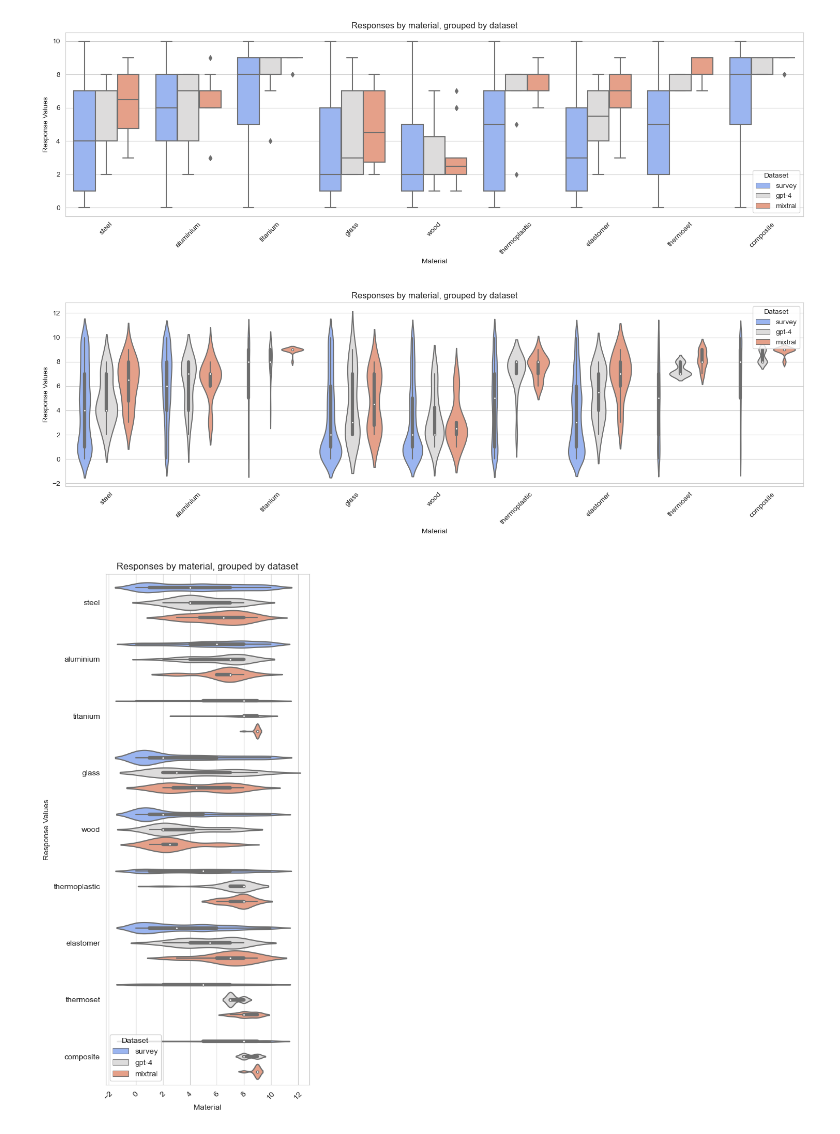
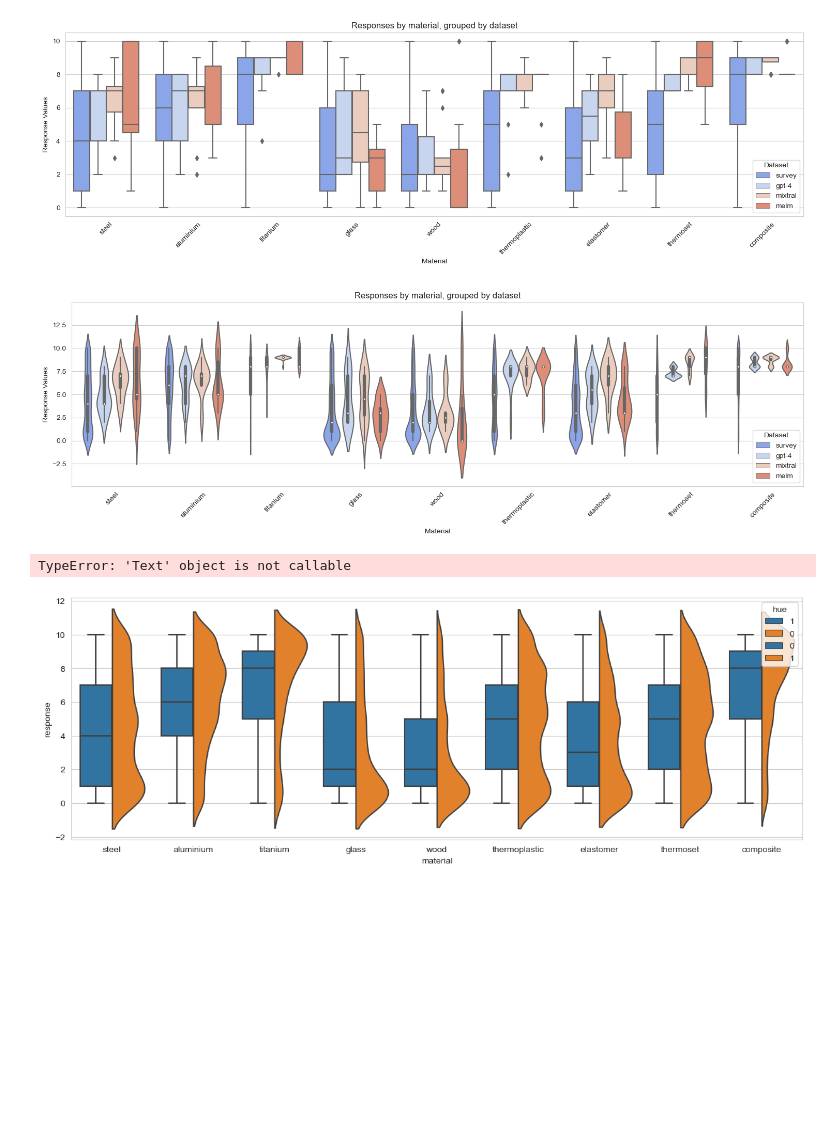
Before and after one commit to grndnl/llm_material_selection_jcise, a Jupyter notebook: evaluation/aggregate_results.ipynb, the cells around one changed output. Saved outputs shown, nothing was run; the diff lists cells and outputs as text; code cells hidden in the pictures; blank space fills up the shorter version.

```diff
--- a/evaluation/aggregate_results.ipynb
+++ b/evaluation/aggregate_results.ipynb
@@ -4,18 +4,18 @@ import matplotlib.pyplot as plt
 import pandas as pd
 # %%
 gpt4 = pd.read_csv('../generation/answers/zero-shot_gpt-4-0125-preview.csv')
-mixtral = pd.read_csv('../generation/answers/zero_shot_mixtral.csv')
-# melm = pd.read_csv('../generation/answers/zero-shot_gpt-4-0125-preview.csv')
+mixtral = pd.read_csv('../generation/answers/zero-shot_mixtral.csv')
+melm = pd.read_csv('../generation/answers/zero-shot_melm.csv')
 survey = pd.read_csv('../data/survey_responses_mapped.csv')
 # %%
 # Add an identifier column to each dataset
 gpt4['Dataset'] = 'gpt-4'
 mixtral['Dataset'] = 'mixtral'
-# melm['Dataset'] = 'melm'
+melm['Dataset'] = 'melm'
 survey['Dataset'] = 'survey'
 
 # Combine the datasets
-combined_df = pd.concat([survey, gpt4, mixtral]) #, melm])
+combined_df = pd.concat([survey, gpt4, mixtral, melm])
 # %%
 # Recreate the box and whisker plot with updated dataset names and excluding outliers
 plt.figure(figsize=(15, 5))
@@ -32,7 +32,7 @@ plt.tight_layout()
 plt.savefig('responses_by_material_grouped_by_dataset.pdf')
 plt.show()
 # %% [output]
-[figure, old version]
+[figure, new version]
 # %%
 # make a violin plot
 plt.figure(figsize=(15, 5))
@@ -48,20 +48,24 @@ plt.tight_layout()
 plt.savefig('responses_by_material_grouped_by_dataset-violin.pdf')
 plt.show()
 # %% [output]
-[figure, old version]
+[figure, new version]
 # %%
 # make a violin plot
-plt.figure(figsize=(5, 10))
-sns.violinplot(data=combined_df, x='response', y='material', hue='Dataset',
-               palette='coolwarm')
-plt.title('Responses by material, grouped by dataset')
-plt.ylabel('Response Values')
-plt.xlabel('Material')
-plt.legend(title='Dataset')
-plt.xticks(rotation=45)
+plt.figure(figsize=(15, 5))
+combined_df2 = combined_df.assign(hue=1)
+
+sns.boxplot(data=combined_df2, x='material', y="response", hue="hue", hue_order=[1,0])
+
+g = sns.violinplot(data=combined_df2, x='material', y='response', hue="hue", split=True, hue_order=[0,1])
+g.title('Responses by material, grouped by dataset')
+g.ylabel('Response Values')
+g.xlabel('Material')
+g.legend(title='Dataset')
+g.xticks(rotation=45)
 # save figure without cropping the labels
 plt.tight_layout()
 # plt.savefig('responses_by_material_grouped_by_dataset-violin.pdf')
-plt.show()
+g.show()
 # %% [output]
+TypeError: 'Text' object is not callable
-[figure, old version]
+[figure, new version]
```
Also changed, not shown: 2 other files.
